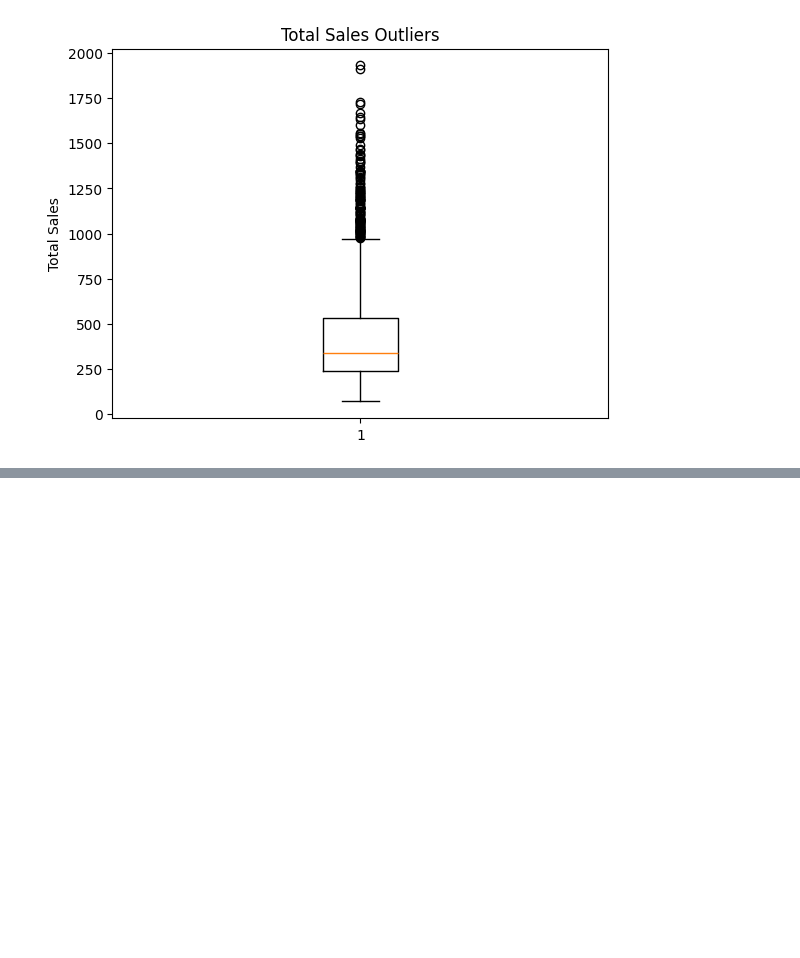
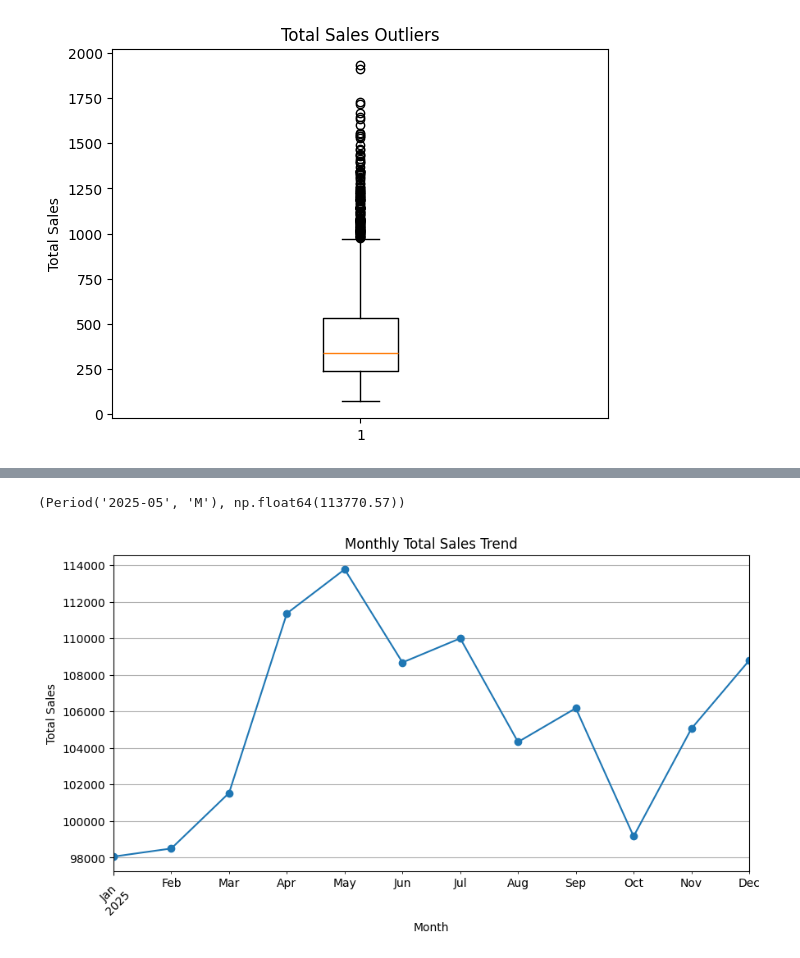
Before and after one commit to Vaishu754/Online-Food-Delivery-Analytics, a Jupyter notebook: notebooks/Food_delivery_system.ipynb, the cells around one changed output, grey strips where cells are left out. Cells and saved outputs as stored; diff of their text form; code cells hidden in the pictures; blank space fills up the shorter version.

```diff
--- a/notebooks/Food_delivery_system.ipynb
+++ b/notebooks/Food_delivery_system.ipynb
@@ -181,0 +300,6 @@ plt.show()
+# %%
+monthly_sales = df.groupby(
+    df['Order_Date'].dt.to_period('M')
+)['Total_Sales'].sum()
+
+monthly_sales
@@ -181,0 +321,15 @@ plt.show()
+# %%
+monthly_sales.idxmax(), monthly_sales.max()
+# %% [output]
+(Period('2025-05', 'M'), np.float64(113770.57))
+# %%
+monthly_sales.plot(kind='line', marker='o', figsize=(10,5))
+
+plt.title('Monthly Total Sales Trend')
+plt.xlabel('Month')
+plt.ylabel('Total Sales')
+plt.xticks(rotation=45)
+plt.grid(True)
+plt.show()
+# %% [output]
+[figure, added]
```
Also changed, not shown: parts of 14 cells of this notebook.
